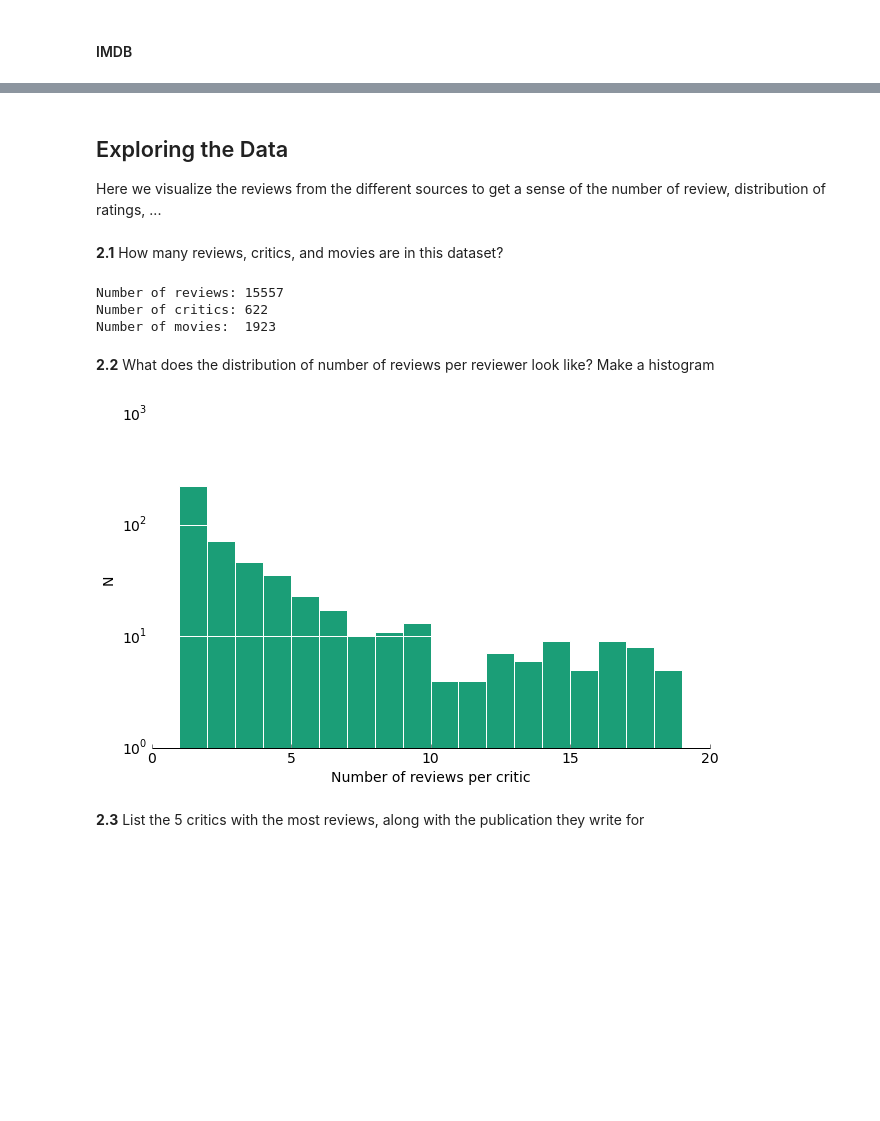
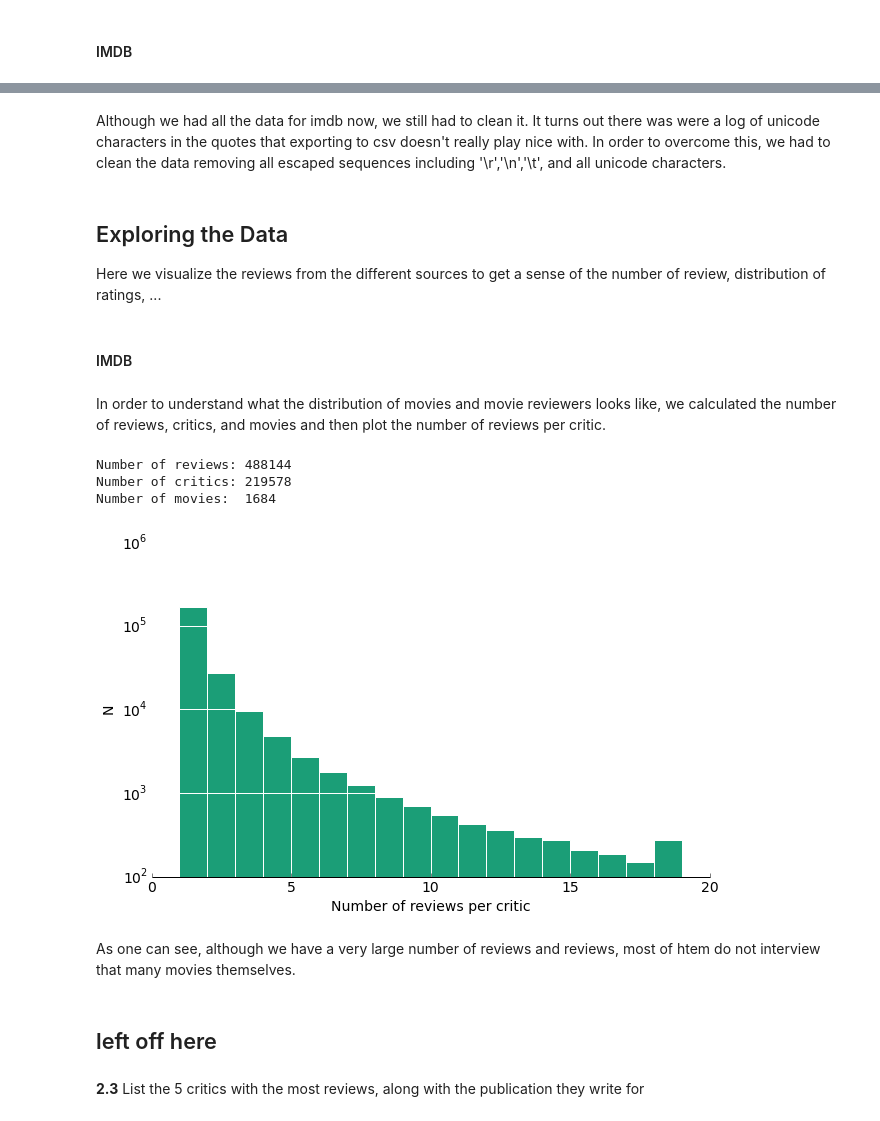
Before and after one commit to rizzomichaelg/cs109-oscars, a Jupyter notebook: process_book.ipynb, the cells around one changed output, grey strips where cells are left out. Saved outputs shown, nothing was run; the diff lists cells and outputs as text; code cells hidden in the pictures; blank space fills up the shorter version.

Commit message:
imdb movie reviews and started exploration

```diff
--- a/process_book.ipynb
+++ b/process_book.ipynb
@@ -481,0 +554,5 @@ For each of these, we will construct a separate dataframe with the following str
+# %%
+# imdb_df = get_all_imdb_movies()
+# imdb_df.to_csv('data/imdb_reviews.csv')
+imdb_df = pd.read_csv('data/imdb_reviews.csv')
+imdb_df.head()
@@ -482,38 +566,45 @@ For each of these, we will construct a separate dataframe with the following str
+# %% [markdown]
+Although we had all the data for imdb now, we still had to clean it.  It turns out there was were a log of unicode characters in the quotes that exporting to csv doesn't really play nice with.  In order to overcome this, we had to clean the data removing all escaped sequences including '\r','\n','\t', and all unicode characters.
+# %%
+for index,row in imdb_df.iterrows():
+    text = row['quote']
+    text = re.sub(r"\\u[0-9a-zAZ]{4}", "", text)
+    text = re.sub("\\\[^\'|\"]", "", text)
+    text = unicodedata.normalize('NFKC',unicode(text)).encode('ascii','ignore')
+    imdb_df.ix[index]['quote'] = text
 # %% [markdown]
 ## Exploring the Data
 
 Here we visualize the reviews from the different sources to get a sense of the number of review, distribution of ratings, ...
-# %% [markdown]
-**2.1** How many reviews, critics, and movies are in this dataset?
-# %%
-#your code here
-n_reviews = len(critics)
-n_movies = critics.rtid.unique().size
-n_critics = critics.critic.unique().size
-
-
-print "Number of reviews: %i" % n_reviews
-print "Number of critics: %i" % n_critics
-print "Number of movies:  %i" % n_movies
-# %% [output]
-Number of reviews: 15557
-Number of critics: 622
-Number of movies:  1923
-# %% [markdown]
-**2.2** What does the distribution of number of reviews per reviewer look like? Make a histogram
+# %% [markdown]
+#### IMDB
+# %% [markdown]
+In order to understand what the distribution of movies and movie reviewers looks like, we calculated the number of reviews, critics, and movies and then plot the number of reviews per critic.
+# %%
+print "Number of reviews: %i" % len(imdb_df)
+print "Number of critics: %i" % imdb_df.critic.unique().size
+print "Number of movies:  %i" % imdb_df.title.unique().size
+# %% [output]
+Number of reviews: 488144
+Number of critics: 219578
+Number of movies:  1684
 # %%
 #Your code here
 def histogram_style():
     remove_border(left=False)
     plt.grid(False)
     plt.grid(axis='y', color='w', linestyle='-', lw=1)
 
-critics.groupby('critic').rtid.count().hist(log=True, bins=range(20), edgecolor='white')
+imdb_df.groupby('critic').title.count().hist(log=True, bins=range(20), edgecolor='white')
 plt.xlabel("Number of reviews per critic")
 plt.ylabel("N")
 histogram_style()
 # %% [output]
-[figure, old version]
+[figure, new version]
+# %% [markdown]
+As one can see, although we have a very large number of reviews and reviews, most of htem do not interview that many movies themselves.
+# %% [markdown]
+## left off here
 # %% [markdown]
 **2.3** List the 5 critics with the most reviews, along with the publication they write for
 # %%
```
Also changed, not shown: parts of 8 cells of this notebook, 15 other files.
